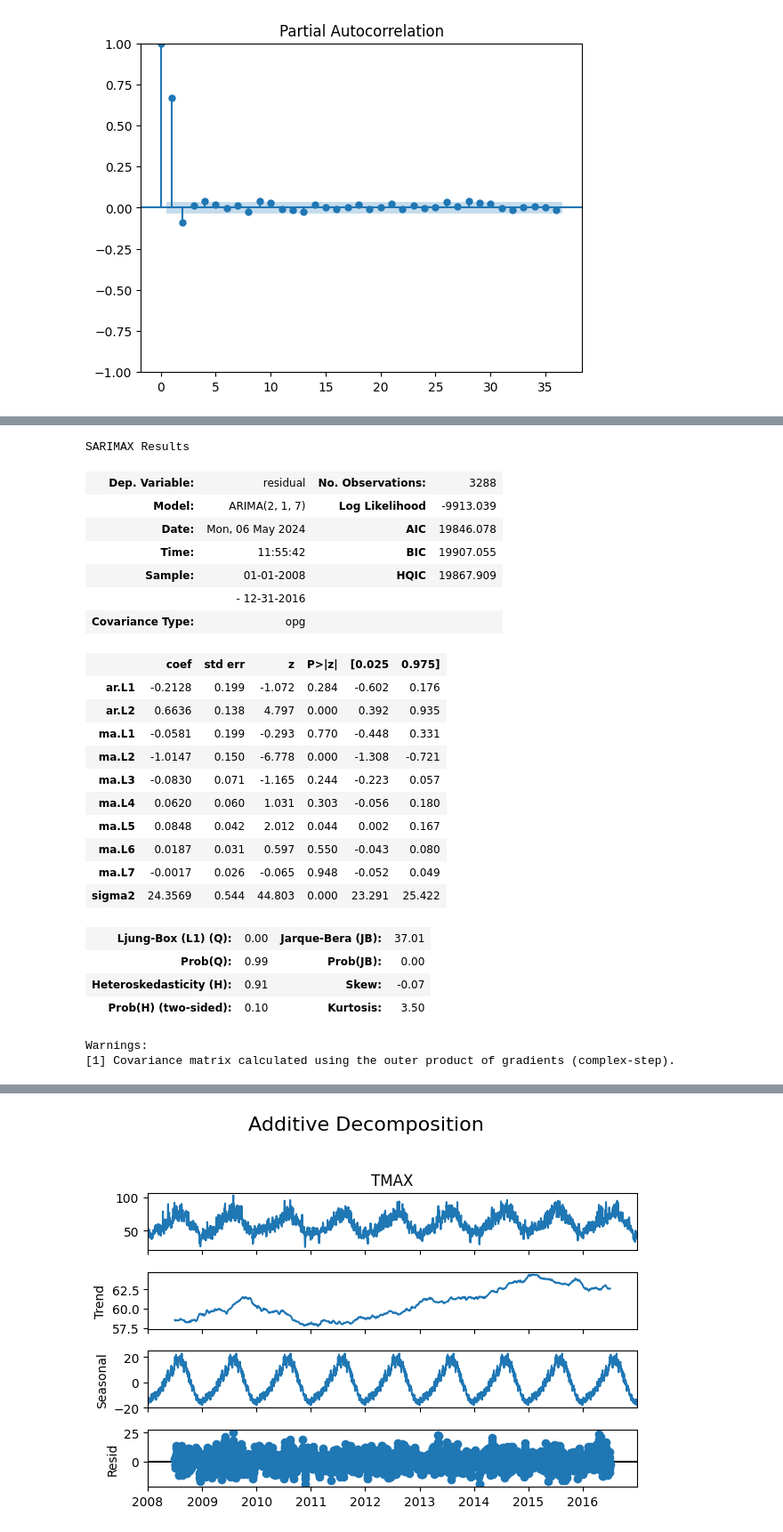
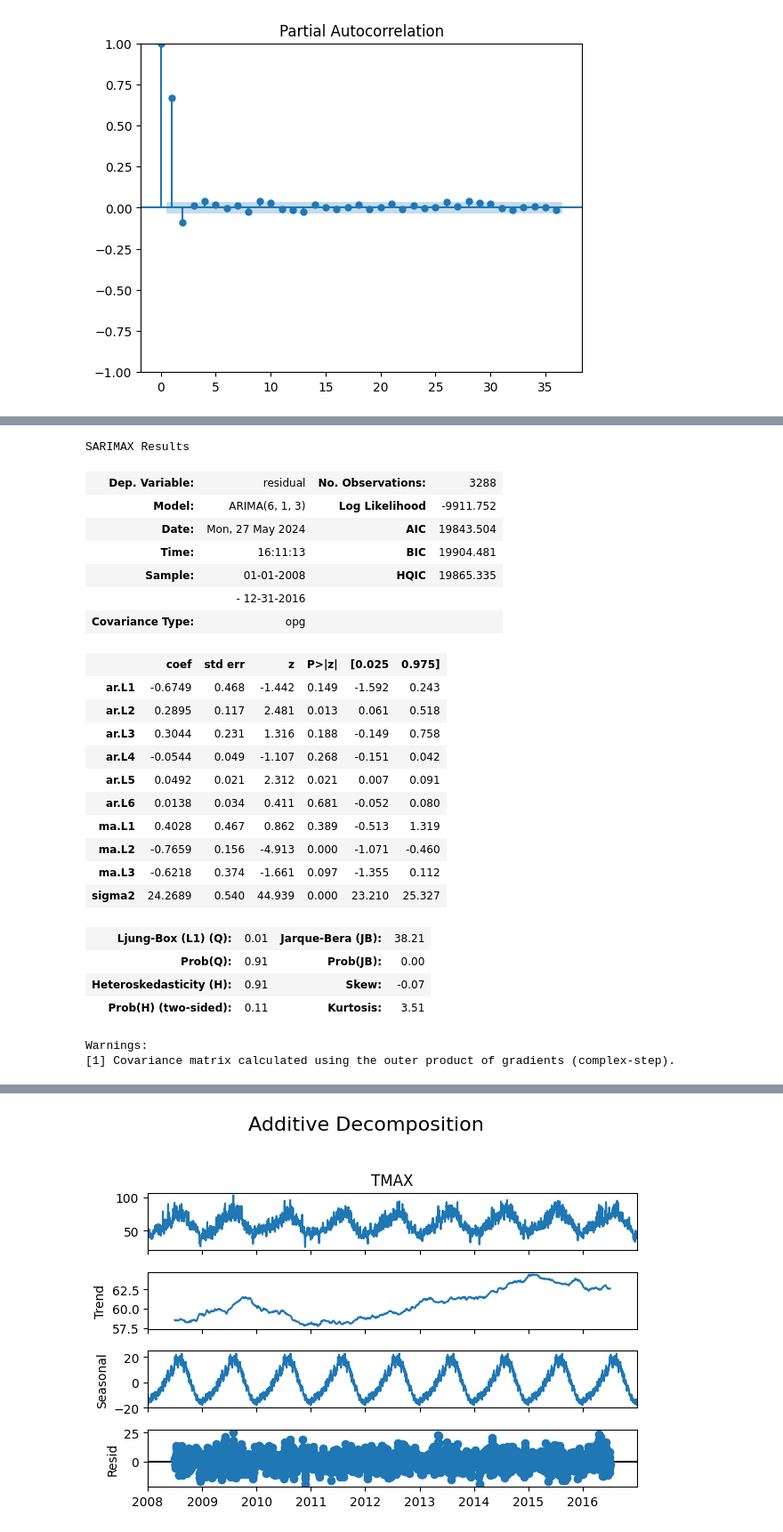
Before and after one commit to Max9925/data-science, a Jupyter notebook: données temporel/seattle.ipynb, the cells around one changed output, grey strips where cells are left out. Shown at 89% size. Saved outputs shown, nothing was run; the diff lists cells and outputs as text; code cells hidden in the pictures.

```diff
--- a/données temporel/seattle.ipynb
+++ b/données temporel/seattle.ipynb
@@ -275,11 +263,11 @@ season_corrected.sum()
 # %% [output]
 1.4210854715202004e-14
 # %%
-seattle_temp_20['no_season']=trainset['TMAX']
+seattle_temp_8y['no_season']=seattle_temp_8y['TMAX']
 for quarter in season_corrected.index:
     for year in range(9):
-        seattle_temp_20['no_season'].loc[f'{2008+year}-{quarter}']=seattle_temp_20['no_season'].loc[f'{2008+year}-{quarter}']-season_corrected[quarter]
-seattle_temp_20
+        seattle_temp_8y['no_season'].loc[f'{2008+year}-{quarter}']=seattle_temp_8y['no_season'].loc[f'{2008+year}-{quarter}']-season_corrected[quarter]
+seattle_temp_8y
 # %% [output]
 A value is trying to be set on a copy of a slice from a DataFrame.
 Try using .loc[row_indexer,col_indexer] = value instead
@@ -318,6 +314,6 @@ plt.plot(seattle_temp_20.no_season)
 # %%
 from sklearn.linear_model import LinearRegression
 modeleReg=LinearRegression()
-modeleReg.fit(np.array(range(len(seattle_temp_20))).reshape(-1,1),seattle_temp_20.no_seasonm)
+modeleReg.fit(np.array(range(len(seattle_temp_8y))).reshape(-1,1),seattle_temp_8y.no_seasonm)
 # %% [output]
 LinearRegression()
@@ -330,5 +334,6 @@ coef, intercept
 # %%
-trend=coef*np.array(range(len(seattle_temp_20))).reshape(-1,1)+intercept
+trend=coef*np.array(range(len(seattle_temp_8y))).reshape(-1,1)+intercept
 trend=np.hstack(trend)
 trend
+plt.plot(trend)
 # %% [output]
@@ -337,6 +342,6 @@ array([57.91505543, 57.91663879, 57.91822215, ..., 63.11639536,
 # %%
-seattle_temp_20['residual']=seattle_temp_20.no_seasonm-trend
-seattle_temp_20
+seattle_temp_8y['residual']=seattle_temp_8y.no_seasonm-trend
+seattle_temp_8y
 # %% [output]
 A value is trying to be set on a copy of a slice from a DataFrame.
 Try using .loc[row_indexer,col_indexer] = value instead
@@ -388,32 +451,32 @@ plot_pacf(seattle_temp_20.residual)
 # %%
 from statsmodels.tsa.arima.model import ARIMA
-model = ARIMA(seattle_temp_20.residual, order=(2,1,7))
+model = ARIMA(seattle_temp_8y.TMAX, order=(6,1,3))
 res=model.fit()
 res.summary()
 # %% [output]
 SARIMAX Results
 | Dep. Variable: | residual | No. Observations: | 3288 |
-| Model: | ARIMA(2, 1, 7) | Log Likelihood | -9913.039 |
-| Date: | Mon, 06 May 2024 | AIC | 19846.078 |
-| Time: | 11:55:42 | BIC | 19907.055 |
-| Sample: | 01-01-2008 | HQIC | 19867.909 |
+| Model: | ARIMA(6, 1, 3) | Log Likelihood | -9911.752 |
+| Date: | Mon, 27 May 2024 | AIC | 19843.504 |
+| Time: | 16:11:13 | BIC | 19904.481 |
+| Sample: | 01-01-2008 | HQIC | 19865.335 |
 |  | - 12-31-2016 |  |  |
 | Covariance Type: | opg |  |  |
 |  | coef | std err | z | P>|z| | [0.025 | 0.975] |
-| ar.L1 | -0.2128 | 0.199 | -1.072 | 0.284 | -0.602 | 0.176 |
-| ar.L2 | 0.6636 | 0.138 | 4.797 | 0.000 | 0.392 | 0.935 |
-| ma.L1 | -0.0581 | 0.199 | -0.293 | 0.770 | -0.448 | 0.331 |
-| ma.L2 | -1.0147 | 0.150 | -6.778 | 0.000 | -1.308 | -0.721 |
-| ma.L3 | -0.0830 | 0.071 | -1.165 | 0.244 | -0.223 | 0.057 |
-| ma.L4 | 0.0620 | 0.060 | 1.031 | 0.303 | -0.056 | 0.180 |
-| ma.L5 | 0.0848 | 0.042 | 2.012 | 0.044 | 0.002 | 0.167 |
-| ma.L6 | 0.0187 | 0.031 | 0.597 | 0.550 | -0.043 | 0.080 |
-| ma.L7 | -0.0017 | 0.026 | -0.065 | 0.948 | -0.052 | 0.049 |
-| sigma2 | 24.3569 | 0.544 | 44.803 | 0.000 | 23.291 | 25.422 |
+| ar.L1 | -0.6749 | 0.468 | -1.442 | 0.149 | -1.592 | 0.243 |
+| ar.L2 | 0.2895 | 0.117 | 2.481 | 0.013 | 0.061 | 0.518 |
+| ar.L3 | 0.3044 | 0.231 | 1.316 | 0.188 | -0.149 | 0.758 |
+| ar.L4 | -0.0544 | 0.049 | -1.107 | 0.268 | -0.151 | 0.042 |
+| ar.L5 | 0.0492 | 0.021 | 2.312 | 0.021 | 0.007 | 0.091 |
+| ar.L6 | 0.0138 | 0.034 | 0.411 | 0.681 | -0.052 | 0.080 |
+| ma.L1 | 0.4028 | 0.467 | 0.862 | 0.389 | -0.513 | 1.319 |
+| ma.L2 | -0.7659 | 0.156 | -4.913 | 0.000 | -1.071 | -0.460 |
+| ma.L3 | -0.6218 | 0.374 | -1.661 | 0.097 | -1.355 | 0.112 |
+| sigma2 | 24.2689 | 0.540 | 44.939 | 0.000 | 23.210 | 25.327 |
-| Ljung-Box (L1) (Q): | 0.00 | Jarque-Bera (JB): | 37.01 |
-| Prob(Q): | 0.99 | Prob(JB): | 0.00 |
+| Ljung-Box (L1) (Q): | 0.01 | Jarque-Bera (JB): | 38.21 |
+| Prob(Q): | 0.91 | Prob(JB): | 0.00 |
 | Heteroskedasticity (H): | 0.91 | Skew: | -0.07 |
-| Prob(H) (two-sided): | 0.10 | Kurtosis: | 3.50 |
+| Prob(H) (two-sided): | 0.11 | Kurtosis: | 3.51 |
 Warnings:
 [1] Covariance matrix calculated using the outer product of gradients (complex-step).
 # %%
```
Also changed, not shown: parts of 32 cells of this notebook, 5 other files.
